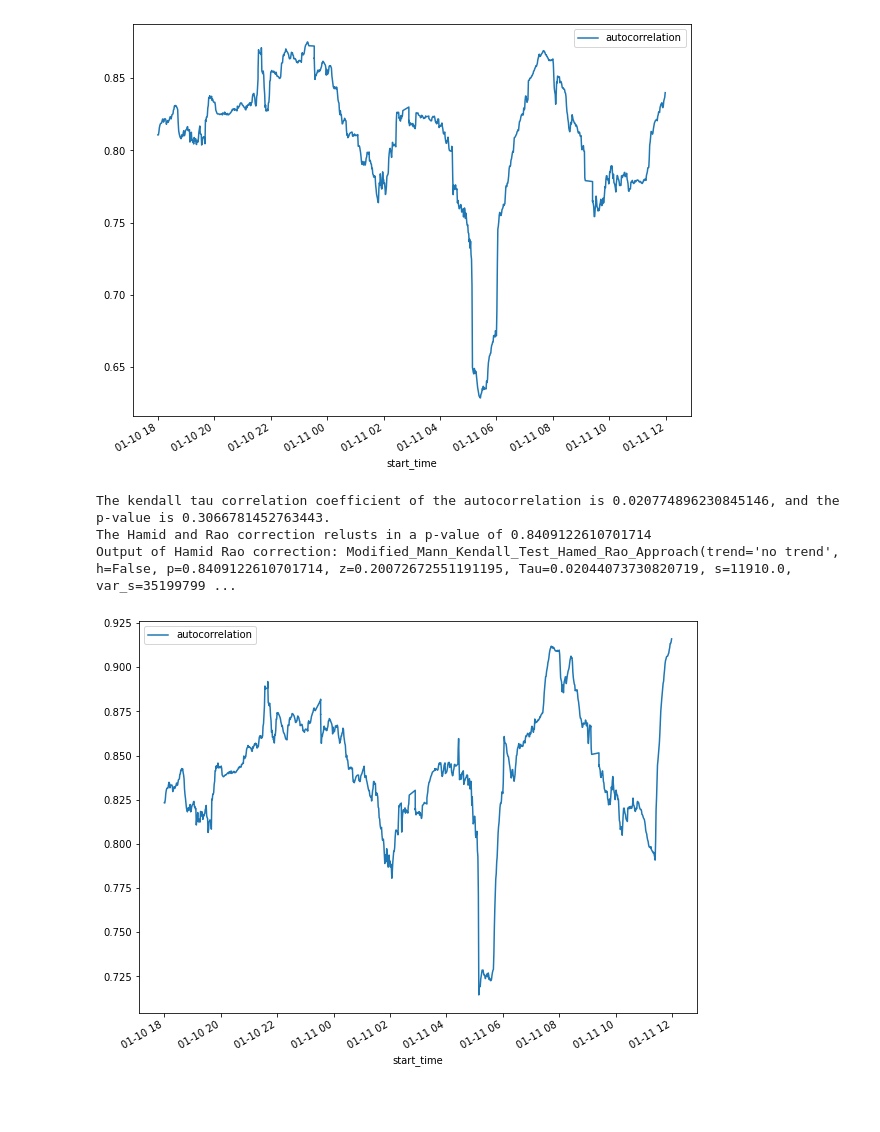
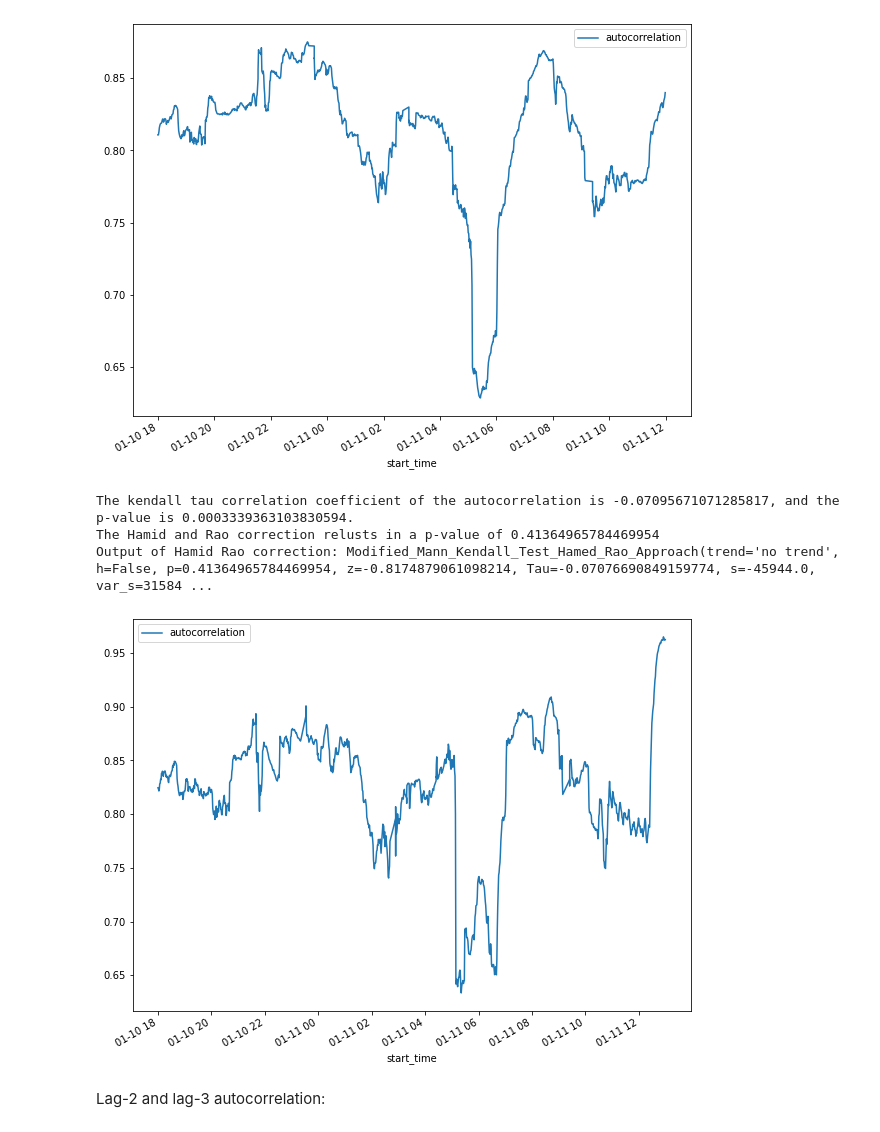
Before and after one commit to l-khali/In2Research, a Jupyter notebook: PC-0192_RR_analysis.ipynb, the cells around one changed output. Cells and saved outputs as stored; diff of their text form; code cells hidden in the pictures; blank space fills up the shorter version.

```diff
--- a/PC-0192_RR_analysis.ipynb
+++ b/PC-0192_RR_analysis.ipynb
@@ -320,9 +320,11 @@ Output of Hamid Rao correction: Modified_Mann_Kendall_Test_Hamed_Rao_Approach(tr
 # %%
 # autocorrelation before detrending
 
-rolling_autocorrelation(PC_0192_RR_extubated, 120)
+rolling_autocorrelation(PC_0192_RR_extubated, 60)
 # %% [output]
-The kendall tau correlation coefficient of the autocorrelation is 0.020774896230845146, and the p-value is 0.3066781452763443.
-The Hamid and Rao correction relusts in a p-value of 0.8409122610701714
-Output of Hamid Rao correction: Modified_Mann_Kendall_Test_Hamed_Rao_Approach(trend='no trend', h=False, p=0.8409122610701714, z=0.20072672551191195, Tau=0.02044073730820719, s=11910.0, var_s=35199799 ...
+The kendall tau correlation coefficient of the autocorrelation is -0.07095671071285817, and the p-value is 0.0003339363103830594.
+The Hamid and Rao correction relusts in a p-value of 0.41364965784469954
+Output of Hamid Rao correction: Modified_Mann_Kendall_Test_Hamed_Rao_Approach(trend='no trend', h=False, p=0.41364965784469954, z=-0.8174879061098214, Tau=-0.07076690849159774, s=-45944.0, var_s=31584 ...
-[figure, old version]
+[figure, new version]
+# %% [markdown]
+Lag-2 and lag-3 autocorrelation:
```
Also changed, not shown: parts of 5 cells of this notebook.
